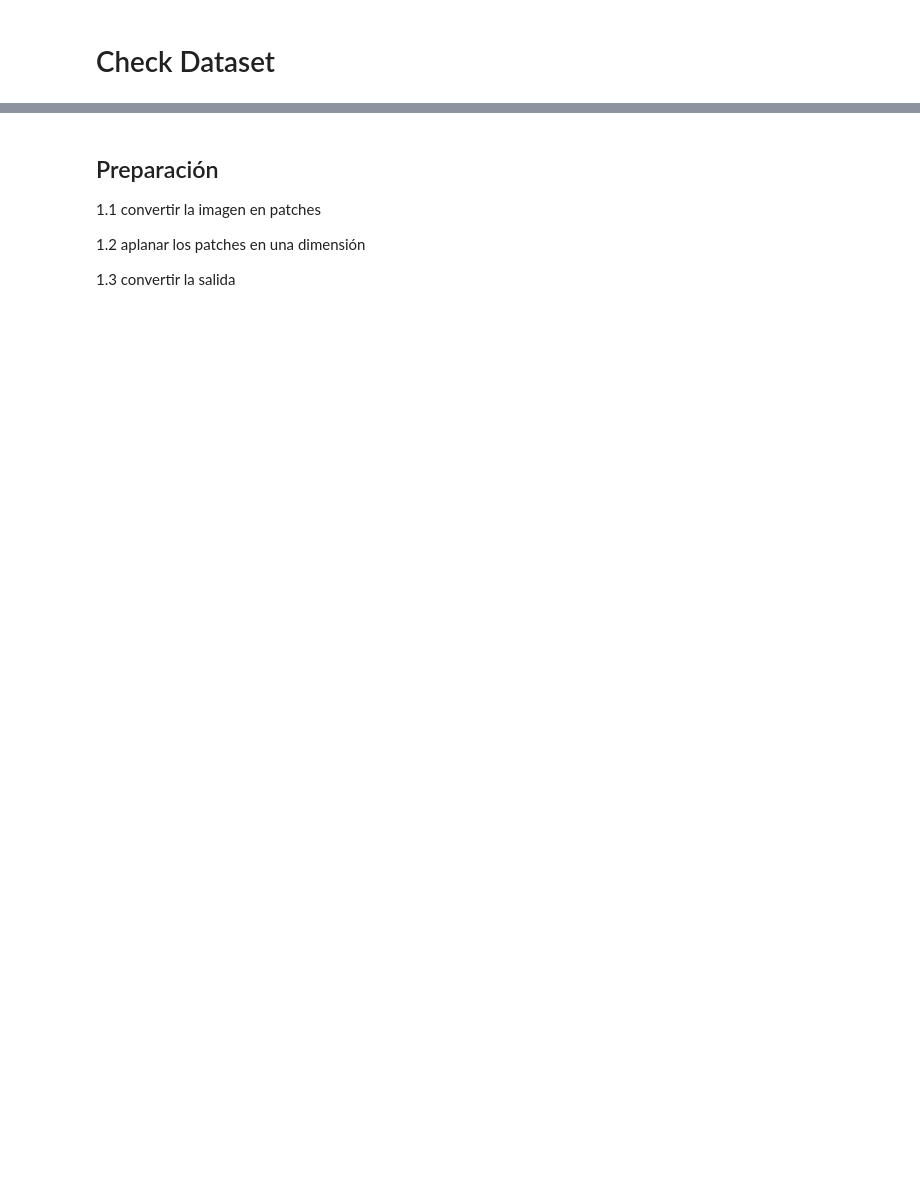
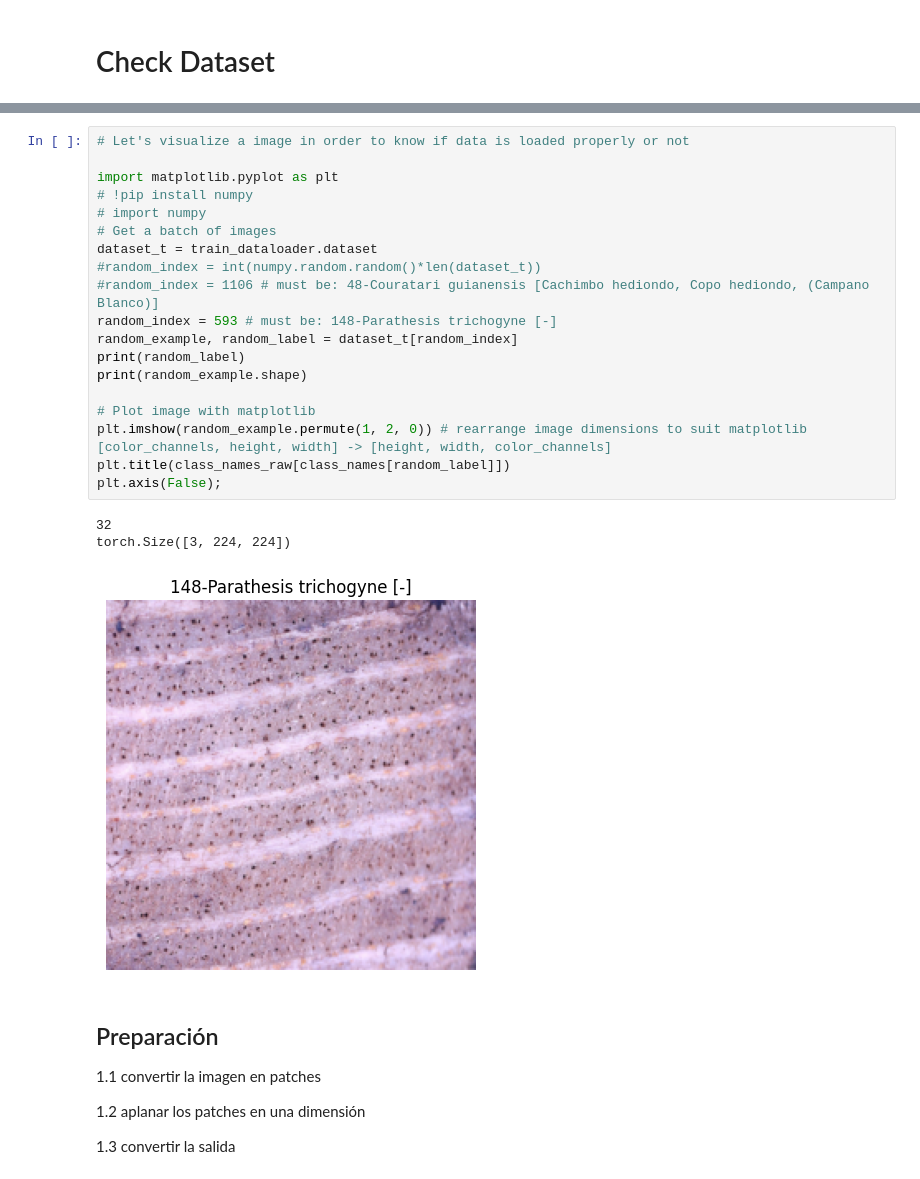
Before and after one commit to thechancher/Cocobolo-ViT, a Jupyter notebook: Cocobolo-ViT (full).ipynb, the cells around one changed output, grey strips where cells are left out. Drawn from its saved outputs; the diff is of its cells as text; blank space fills up the shorter version.

```diff
--- a/Cocobolo-ViT (full).ipynb
+++ b/Cocobolo-ViT (full).ipynb
@@ -235,3 +260,26 @@ torch.Size([3, 224, 224]) tensor(33)
+# %%
+# Let's visualize a image in order to know if data is loaded properly or not
+
+import matplotlib.pyplot as plt
+# !pip install numpy
+# import numpy
+# Get a batch of images
+dataset_t = train_dataloader.dataset
+#random_index = int(numpy.random.random()*len(dataset_t))
+#random_index = 1106 # must be: 48-Couratari guianensis [Cachimbo hediondo, Copo hediondo, (Campano Blanco)]
+random_index = 593 # must be: 148-Parathesis trichogyne [-]
+random_example, random_label = dataset_t[random_index]
+print(random_label)
+print(random_example.shape)
+
+# Plot image with matplotlib
+plt.imshow(random_example.permute(1, 2, 0)) # rearrange image dimensions to suit matplotlib [color_channels, height, width] -> [height, width, color_channels]
+plt.title(class_names_raw[class_names[random_label]])
+plt.axis(False);
+# %% [output]
+32
+torch.Size([3, 224, 224])
+[figure, added]
 # %% [markdown]
 ## Preparación
 
```
Also changed, not shown: parts of 34 cells of this notebook, 3 other files.
